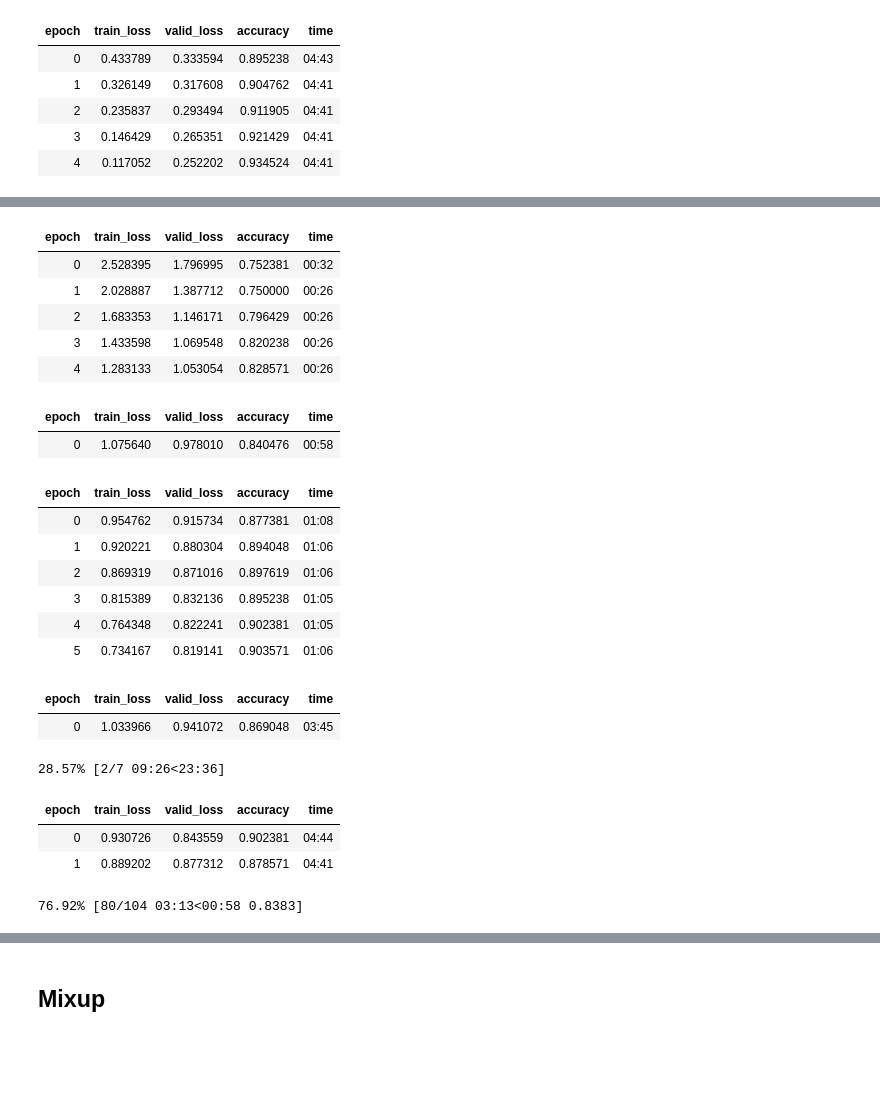
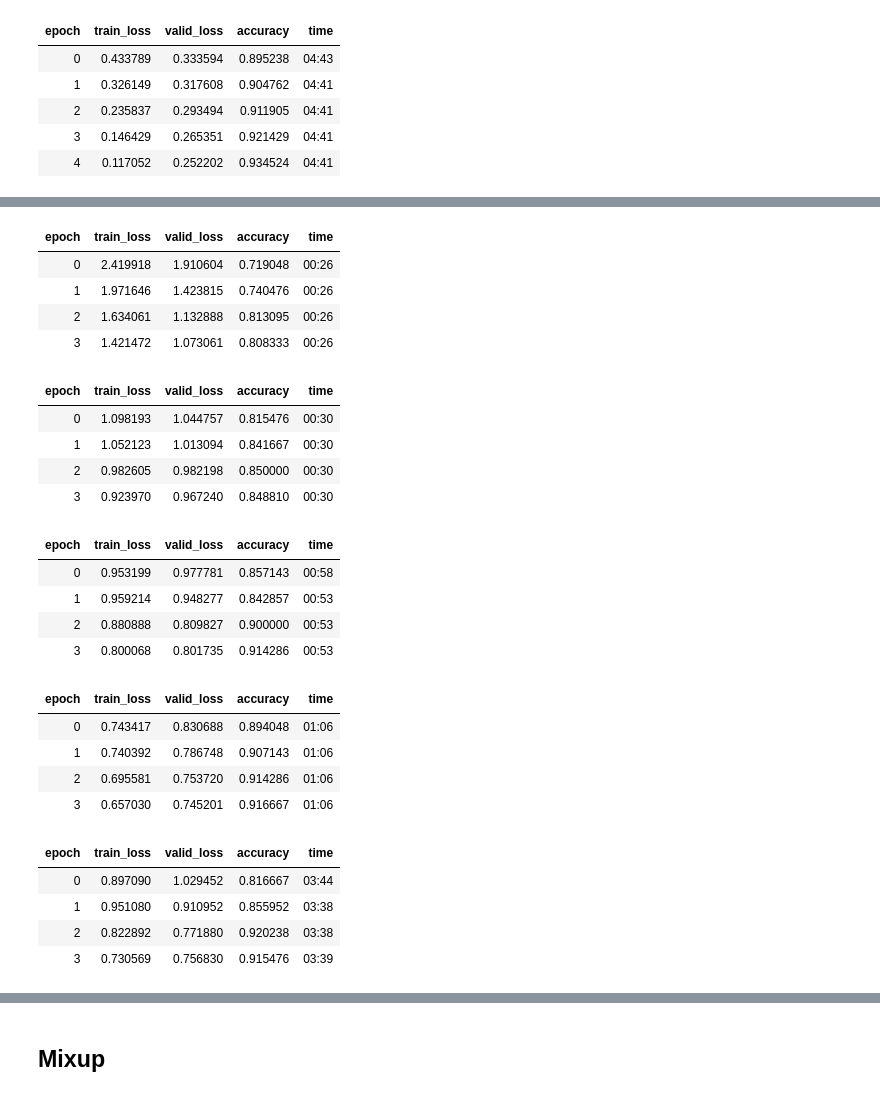
Before and after one commit to msarmi9/food-101, a Jupyter notebook: notebooks/MS-food-101-tiny-fastai2.ipynb, the cells around one changed output, grey strips where cells are left out. Drawn from its saved outputs; the diff is of its cells as text; code cells hidden in the pictures; blank space fills up the shorter version.

```diff
--- a/notebooks/MS-food-101-tiny-fastai2.ipynb
+++ b/notebooks/MS-food-101-tiny-fastai2.ipynb
@@ -288,38 +297,53 @@ Because we had such tremendous success with progressive re-sizing, we'll impleme
 # %%
-# First train on images of size 128
+# Train on images of size 128
 dls = get_dls(path, bs=128, size=128)
 learn = cnn_learner(dls, resnet50, loss_func=LabelSmoothingCrossEntropy(), metrics=accuracy)
-learn.fit_one_cycle(5, 3e-3)
+learn.fit_one_cycle(4, 3e-3)
 # %% [output]
 | epoch | train_loss | valid_loss | accuracy | time |
-| 0 | 2.528395 | 1.796995 | 0.752381 | 00:32 |
-| 1 | 2.028887 | 1.387712 | 0.750000 | 00:26 |
-| 2 | 1.683353 | 1.146171 | 0.796429 | 00:26 |
-| 3 | 1.433598 | 1.069548 | 0.820238 | 00:26 |
-| 4 | 1.283133 | 1.053054 | 0.828571 | 00:26 |
+| 0 | 2.419918 | 1.910604 | 0.719048 | 00:26 |
+| 1 | 1.971646 | 1.423815 | 0.740476 | 00:26 |
+| 2 | 1.634061 | 1.132888 | 0.813095 | 00:26 |
+| 3 | 1.421472 | 1.073061 | 0.808333 | 00:26 |
+# %%
+# Unfreeze and train with image size 128
+learn.unfreeze()
+learn.fit_one_cycle(4, lr_max=slice(1e-5, 1e-3))
+# %% [output]
+| epoch | train_loss | valid_loss | accuracy | time |
+| 0 | 1.098193 | 1.044757 | 0.815476 | 00:30 |
+| 1 | 1.052123 | 1.013094 | 0.841667 | 00:30 |
+| 2 | 0.982605 | 0.982198 | 0.850000 | 00:30 |
+| 3 | 0.923970 | 0.967240 | 0.848810 | 00:30 |
 # %%
-# Bump image size to 224
+# Freeze and train with image size 224
+learn.freeze()
 learn.dls = get_dls(path, bs=64, size=224)
-learn.fine_tune(6, 1e-3)
+learn.fit_one_cycle(4, 3e-3)
 # %% [output]
 | epoch | train_loss | valid_loss | accuracy | time |
-| 0 | 1.075640 | 0.978010 | 0.840476 | 00:58 |
+| 0 | 0.953199 | 0.977781 | 0.857143 | 00:58 |
+| 1 | 0.959214 | 0.948277 | 0.842857 | 00:53 |
+| 2 | 0.880888 | 0.809827 | 0.900000 | 00:53 |
+| 3 | 0.800068 | 0.801735 | 0.914286 | 00:53 |
-| epoch | train_loss | valid_loss | accuracy | time |
-| 0 | 0.954762 | 0.915734 | 0.877381 | 01:08 |
-| 1 | 0.920221 | 0.880304 | 0.894048 | 01:06 |
-| 2 | 0.869319 | 0.871016 | 0.897619 | 01:06 |
-| 3 | 0.815389 | 0.832136 | 0.895238 | 01:05 |
-| 4 | 0.764348 | 0.822241 | 0.902381 | 01:05 |
-| 5 | 0.734167 | 0.819141 | 0.903571 | 01:06 |
+# %%
+# Unfreeze and train with image size 224
+learn.unfreeze()
+learn.fit_one_cycle(4, lr_max=slice(1e-5, 1e-3))
+# %% [output]
+| epoch | train_loss | valid_loss | accuracy | time |
+| 0 | 0.743417 | 0.830688 | 0.894048 | 01:06 |
+| 1 | 0.740392 | 0.786748 | 0.907143 | 01:06 |
+| 2 | 0.695581 | 0.753720 | 0.914286 | 01:06 |
+| 3 | 0.657030 | 0.745201 | 0.916667 | 01:06 |
 # %%
-# Let's try one last bump to the max image dim in our dataset
+# Freeze and train with image size 512
+learn.freeze()
 learn.dls = get_dls(path, bs=24, size=512)
-learn.fine_tune(7, 1e-3)
+learn.fit_one_cycle(4, 3e-3)
 # %% [output]
 | epoch | train_loss | valid_loss | accuracy | time |
-| 0 | 1.033966 | 0.941072 | 0.869048 | 03:45 |
+| 0 | 0.897090 | 1.029452 | 0.816667 | 03:44 |
+| 1 | 0.951080 | 0.910952 | 0.855952 | 03:38 |
+| 2 | 0.822892 | 0.771880 | 0.920238 | 03:38 |
+| 3 | 0.730569 | 0.756830 | 0.915476 | 03:39 |
-28.57% [2/7 09:26<23:36]
-| epoch | train_loss | valid_loss | accuracy | time |
-| 0 | 0.930726 | 0.843559 | 0.902381 | 04:44 |
-| 1 | 0.889202 | 0.877312 | 0.878571 | 04:41 |
-76.92% [80/104 03:13<00:58 0.8383]
```
Also changed, not shown: parts of 3 cells of this notebook.
